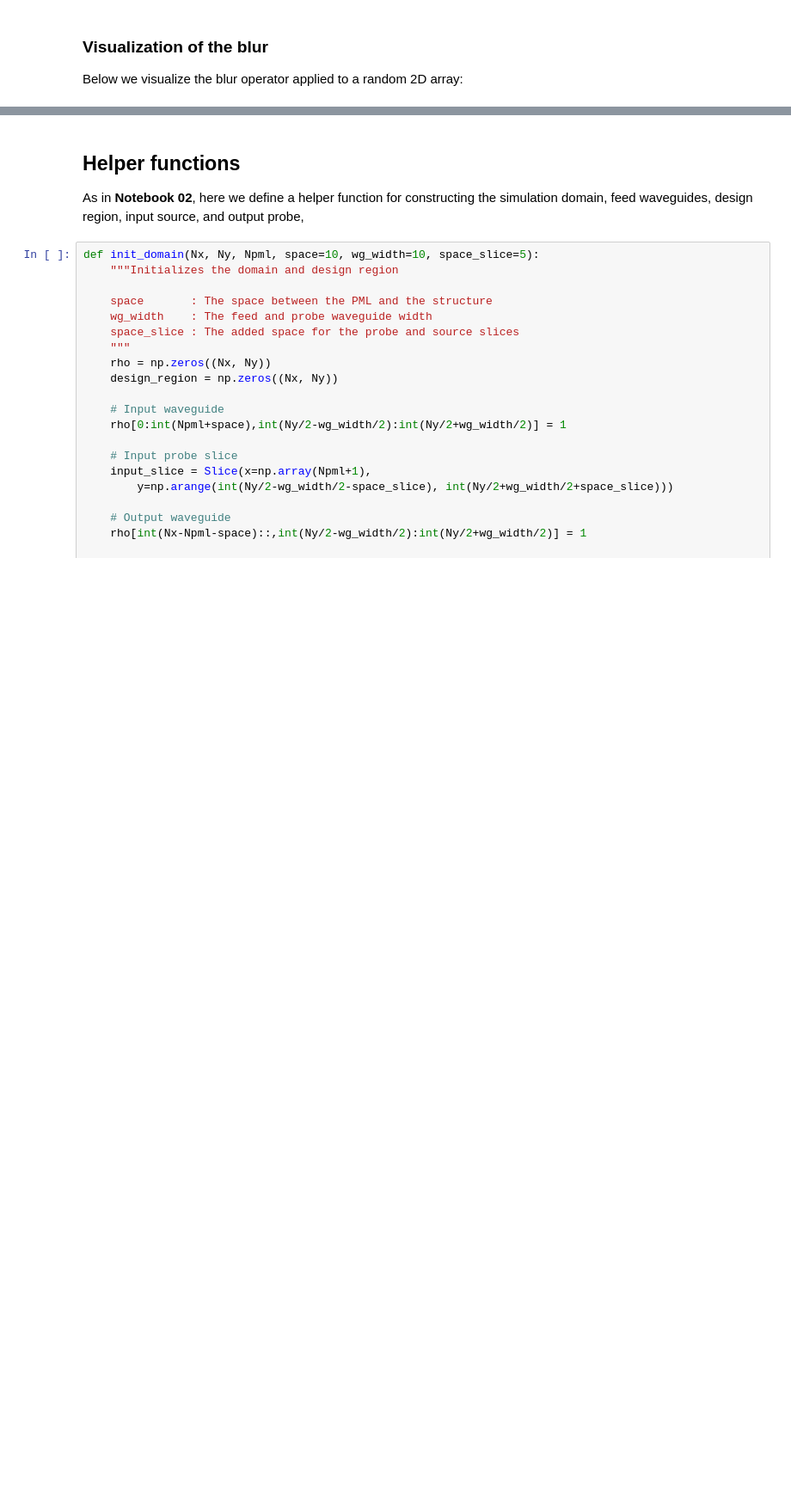
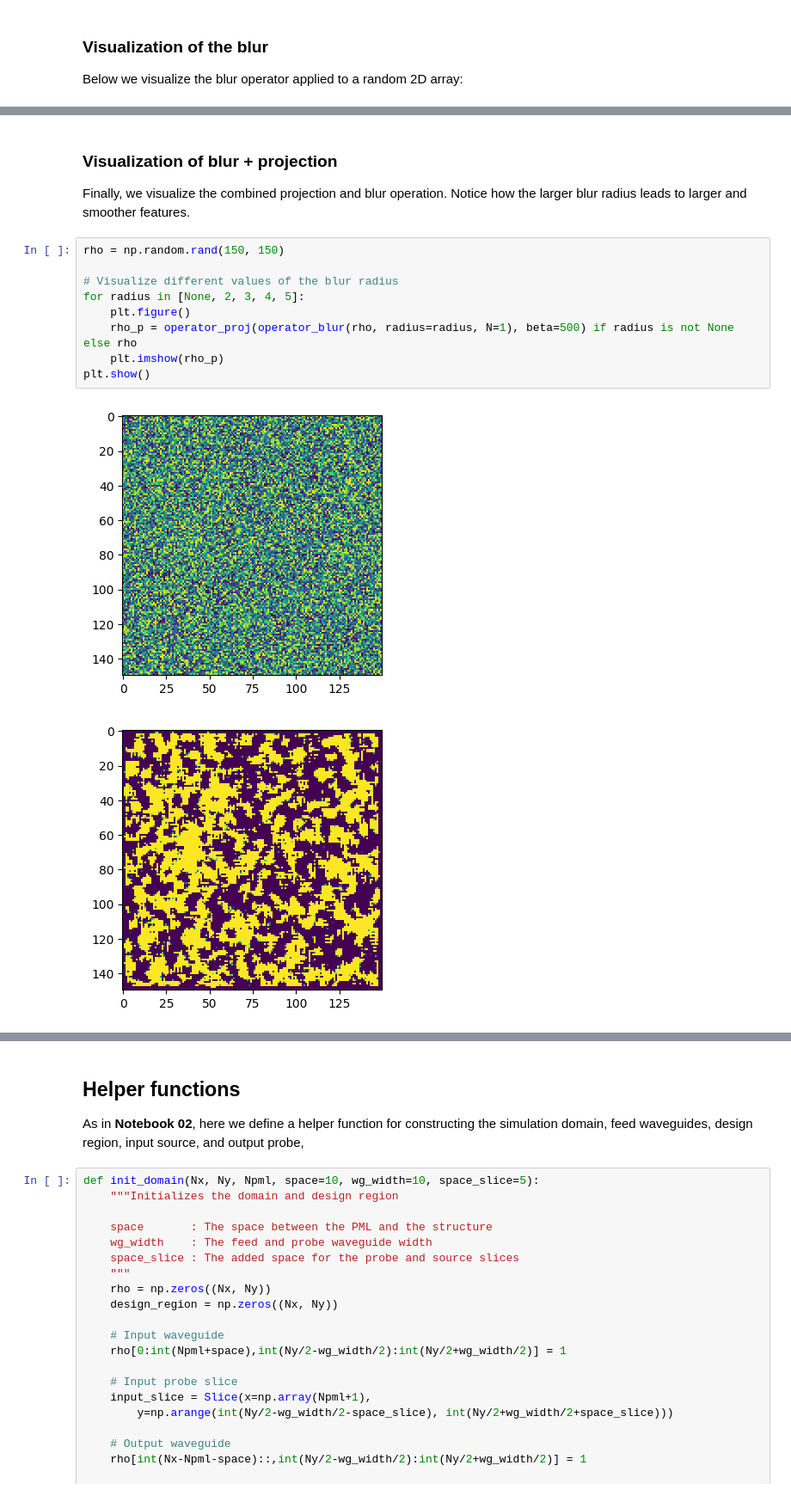
Before and after one commit to fancompute/workshop-invdesign, a Jupyter notebook: 03_Invdes_parameterization.ipynb, the cells around one changed output, grey strips where cells are left out. Shown at 86% size. Cells and saved outputs as stored; diff of their text form; blank space fills up the shorter version.

Commit message:
Added visualization of projection(blur())

```diff
--- a/03_Invdes_parameterization.ipynb
+++ b/03_Invdes_parameterization.ipynb
@@ -113,0 +114,16 @@ plt.show()
+# %% [markdown]
+### Visualization of blur + projection
+
+Finally, we visualize the combined projection and blur operation. Notice how the larger blur radius leads to larger and smoother features.
+# %%
+rho = np.random.rand(150, 150)
+
+# Visualize different values of the blur radius
+for radius in [None, 2, 3, 4, 5]:
+    plt.figure()
+    rho_p = operator_proj(operator_blur(rho, radius=radius, N=1), beta=500) if radius is not None else rho
+    plt.imshow(rho_p)
+plt.show()
+# %% [output]
+[figure, added]
+[figure, added]
```
Also changed, not shown: parts of 3 cells of this notebook.
